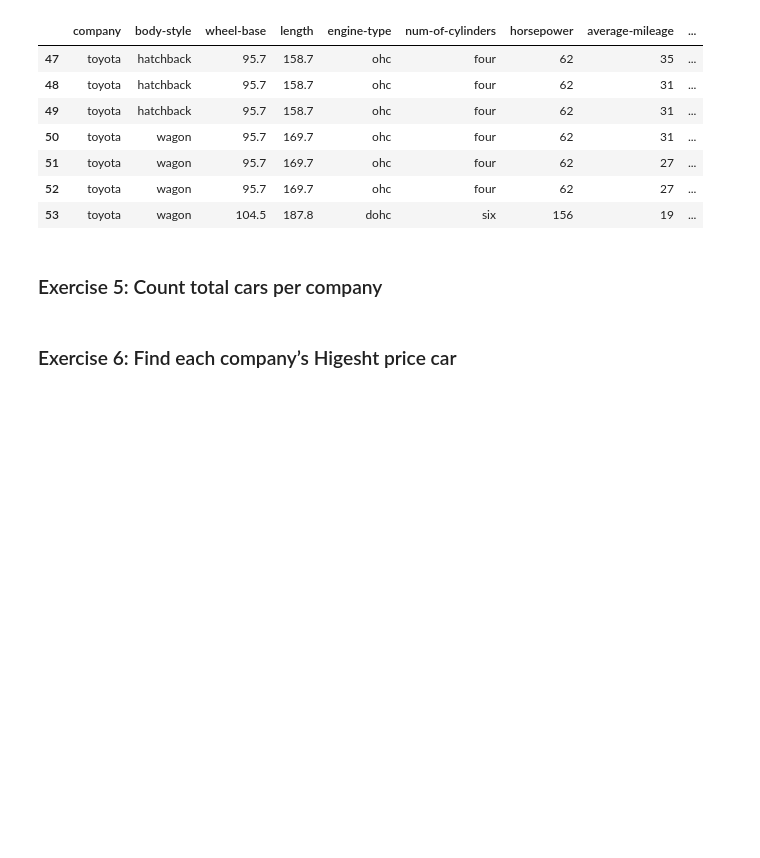
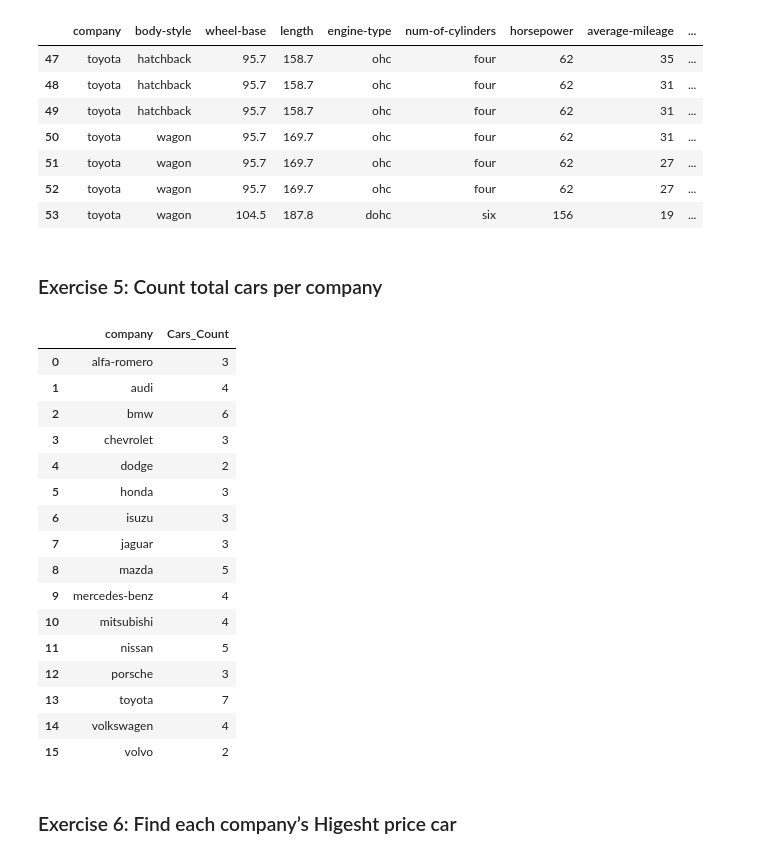
Before and after one commit to Manideep-1295/Python-DA, a Jupyter notebook: Hands-on/Day-3/Example_2.ipynb, the cells around one changed output. Cells and saved outputs as stored; diff of their text form; code cells hidden in the pictures; blank space fills up the shorter version.

```diff
--- a/Hands-on/Day-3/Example_2.ipynb
+++ b/Hands-on/Day-3/Example_2.ipynb
@@ -75,5 +69,26 @@ df[df['company']=='toyota']
 | 53 | toyota | wagon | 104.5 | 187.8 | dohc | six | 156 | 19 | ... |
 # %% [markdown]
 ### Exercise 5: Count total cars per company
+# %%
+car_count = df.groupby(['company']).agg(Cars_Count = ('body-style','count')).reset_index()
+car_count
+# %% [output]
+|  | company | Cars_Count |
+| 0 | alfa-romero | 3 |
+| 1 | audi | 4 |
+| 2 | bmw | 6 |
+| 3 | chevrolet | 3 |
+| 4 | dodge | 2 |
+| 5 | honda | 3 |
+| 6 | isuzu | 3 |
+| 7 | jaguar | 3 |
+| 8 | mazda | 5 |
+| 9 | mercedes-benz | 4 |
+| 10 | mitsubishi | 4 |
+| 11 | nissan | 5 |
+| 12 | porsche | 3 |
+| 13 | toyota | 7 |
+| 14 | volkswagen | 4 |
+| 15 | volvo | 2 |
 # %% [markdown]
 ### Exercise 6: Find each company’s Higesht price car
```
Also changed, not shown: parts of 8 cells of this notebook, 2 other files.
